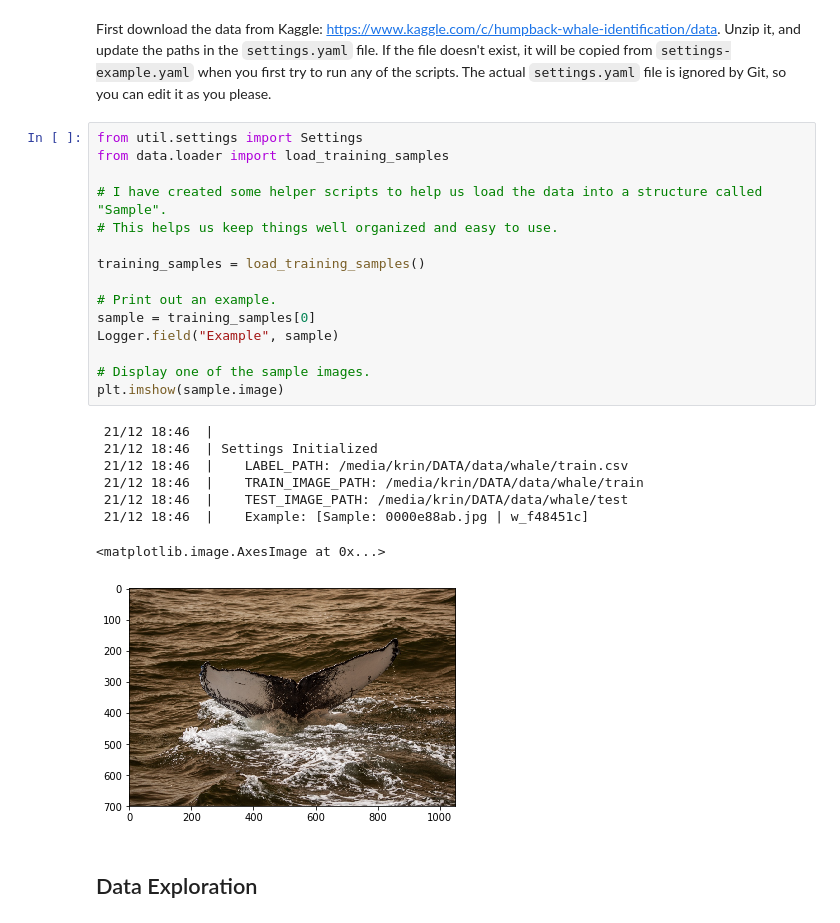
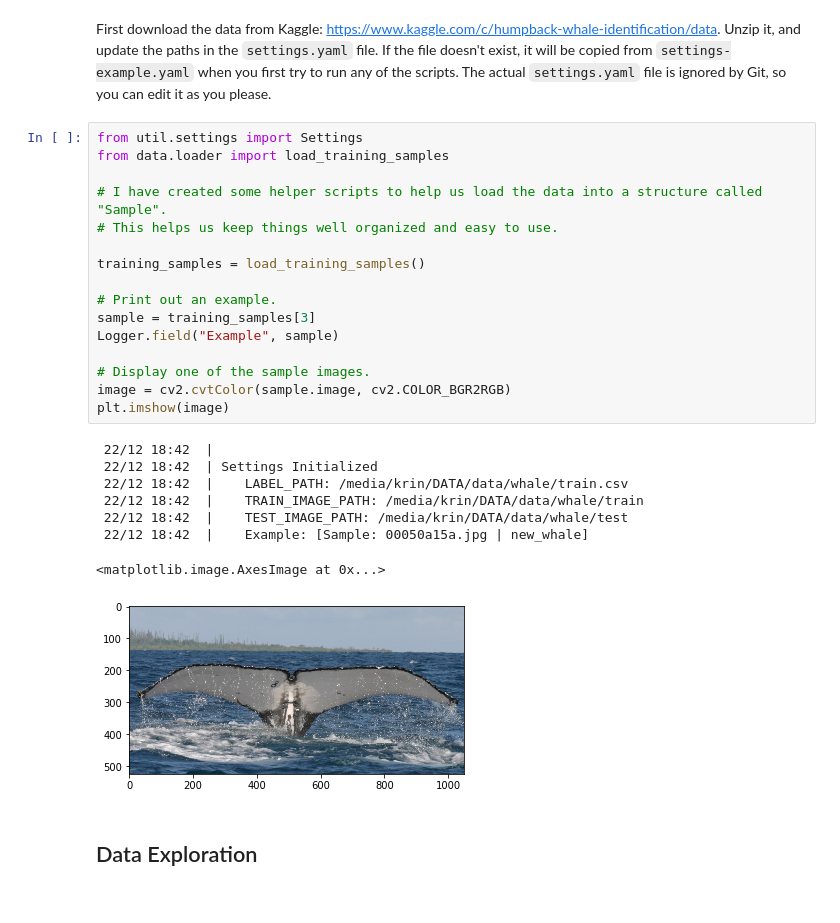
Before and after one commit to krinj/kaggle-whale-id, a Jupyter notebook: notebooks/GettingStarted.ipynb, the cells around one changed output. Cells and saved outputs as stored; diff of their text form.

```diff
--- a/notebooks/GettingStarted.ipynb
+++ b/notebooks/GettingStarted.ipynb
@@ -20,27 +20,28 @@ First download the data from Kaggle: https://www.kaggle.com/c/humpback-whale-ide
 # %%
 from util.settings import Settings
 from data.loader import load_training_samples
 
 # I have created some helper scripts to help us load the data into a structure called "Sample".
 # This helps us keep things well organized and easy to use.
 
 training_samples = load_training_samples()
 
 # Print out an example.
-sample = training_samples[0]
+sample = training_samples[3]
 Logger.field("Example", sample)
 
 # Display one of the sample images.
-plt.imshow(sample.image)
+image = cv2.cvtColor(sample.image, cv2.COLOR_BGR2RGB)
+plt.imshow(image)
 # %% [output]
- 21/12 18:46  |
- 21/12 18:46  | Settings Initialized
- 21/12 18:46  |    LABEL_PATH: /media/krin/DATA/data/whale/train.csv
- 21/12 18:46  |    TRAIN_IMAGE_PATH: /media/krin/DATA/data/whale/train
- 21/12 18:46  |    TEST_IMAGE_PATH: /media/krin/DATA/data/whale/test
- 21/12 18:46  |    Example: [Sample: 0000e88ab.jpg | w_f48451c]
+ 22/12 18:42  |
+ 22/12 18:42  | Settings Initialized
+ 22/12 18:42  |    LABEL_PATH: /media/krin/DATA/data/whale/train.csv
+ 22/12 18:42  |    TRAIN_IMAGE_PATH: /media/krin/DATA/data/whale/train
+ 22/12 18:42  |    TEST_IMAGE_PATH: /media/krin/DATA/data/whale/test
+ 22/12 18:42  |    Example: [Sample: 00050a15a.jpg | new_whale]
 <matplotlib.image.AxesImage at 0x...>
-[figure, old version]
+[figure, new version]
 # %% [markdown]
 ## Data Exploration
 # %% [markdown]
```
Also changed, not shown: parts of 9 cells of this notebook, 8 other files.
